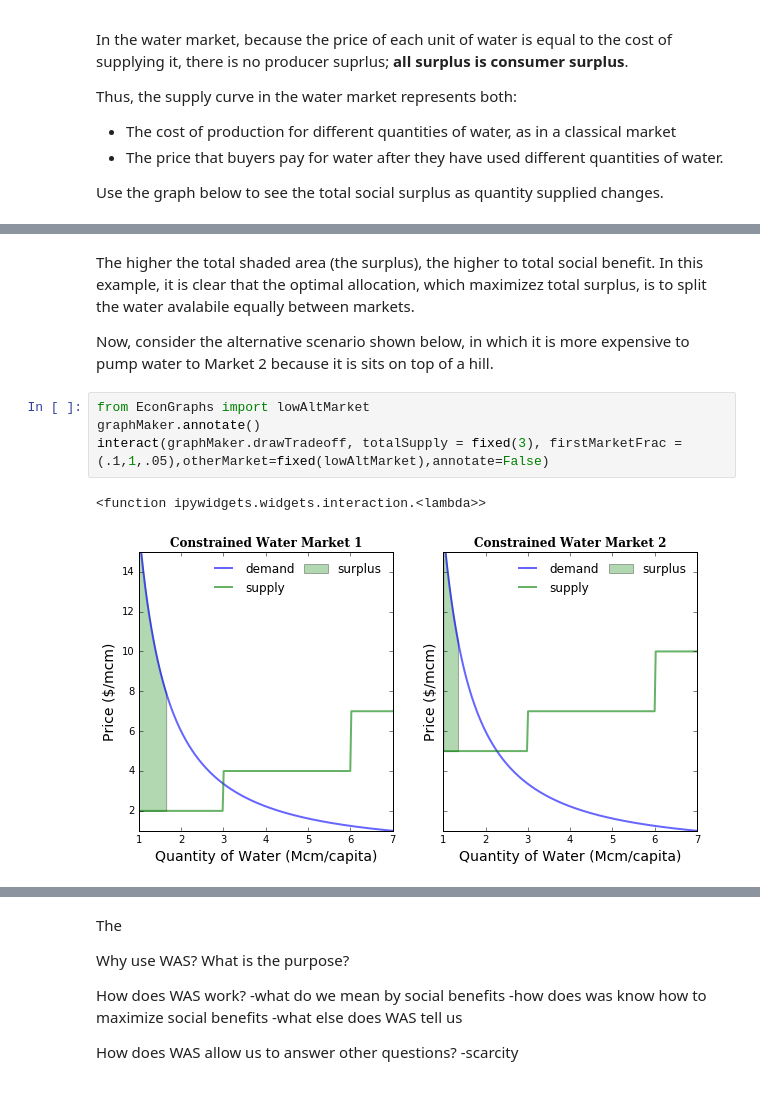
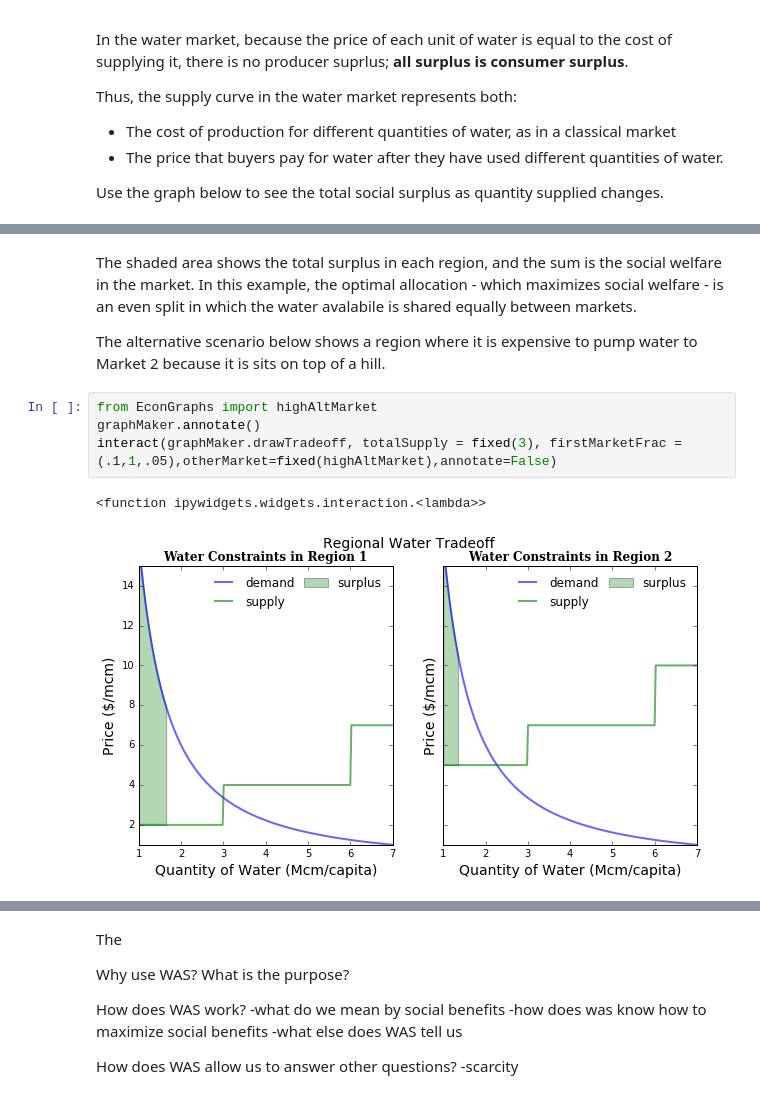
Before and after one commit to akaufman10/was, a Jupyter notebook: trainings/Intro_Theory.ipynb, the cells around one changed output, grey strips where cells are left out. Saved outputs shown, nothing was run; the diff lists cells and outputs as text.

```diff
--- a/trainings/Intro_Theory.ipynb
+++ b/trainings/Intro_Theory.ipynb
@@ -168,12 +169,12 @@ interact(graphMaker.drawTradeoff, totalSupply = fixed(3.5), firstMarketFrac = (.
 # %% [markdown]
-The higher the total shaded area (the surplus), the higher to total social benefit.  In this example, it is clear that the optimal allocation, which maximizez total surplus, is to split the water avalabile equally between markets.
+The shaded area shows the total surplus in each region, and the sum is the social welfare in the market.  In this example, the optimal allocation - which maximizes social welfare - is an even split in which the water avalabile is shared equally between markets.
 
-Now, consider the alternative scenario shown below, in which it is more expensive to pump water to Market 2 because it is sits on top of a hill.
+The alternative scenario below shows a region where it is expensive to pump water to Market 2 because it is sits on top of a hill.
 # %%
-from EconGraphs import lowAltMarket
+from EconGraphs import highAltMarket
 graphMaker.annotate()
-interact(graphMaker.drawTradeoff, totalSupply = fixed(3), firstMarketFrac = (.1,1,.05),otherMarket=fixed(lowAltMarket),annotate=False)
+interact(graphMaker.drawTradeoff, totalSupply = fixed(3), firstMarketFrac = (.1,1,.05),otherMarket=fixed(highAltMarket),annotate=False)
 # %% [output]
 <function ipywidgets.widgets.interaction.<lambda>>
-[figure, old version]
+[figure, new version]
 # %% [markdown]
```
Also changed, not shown: parts of 18 cells of this notebook, 3 other files.
